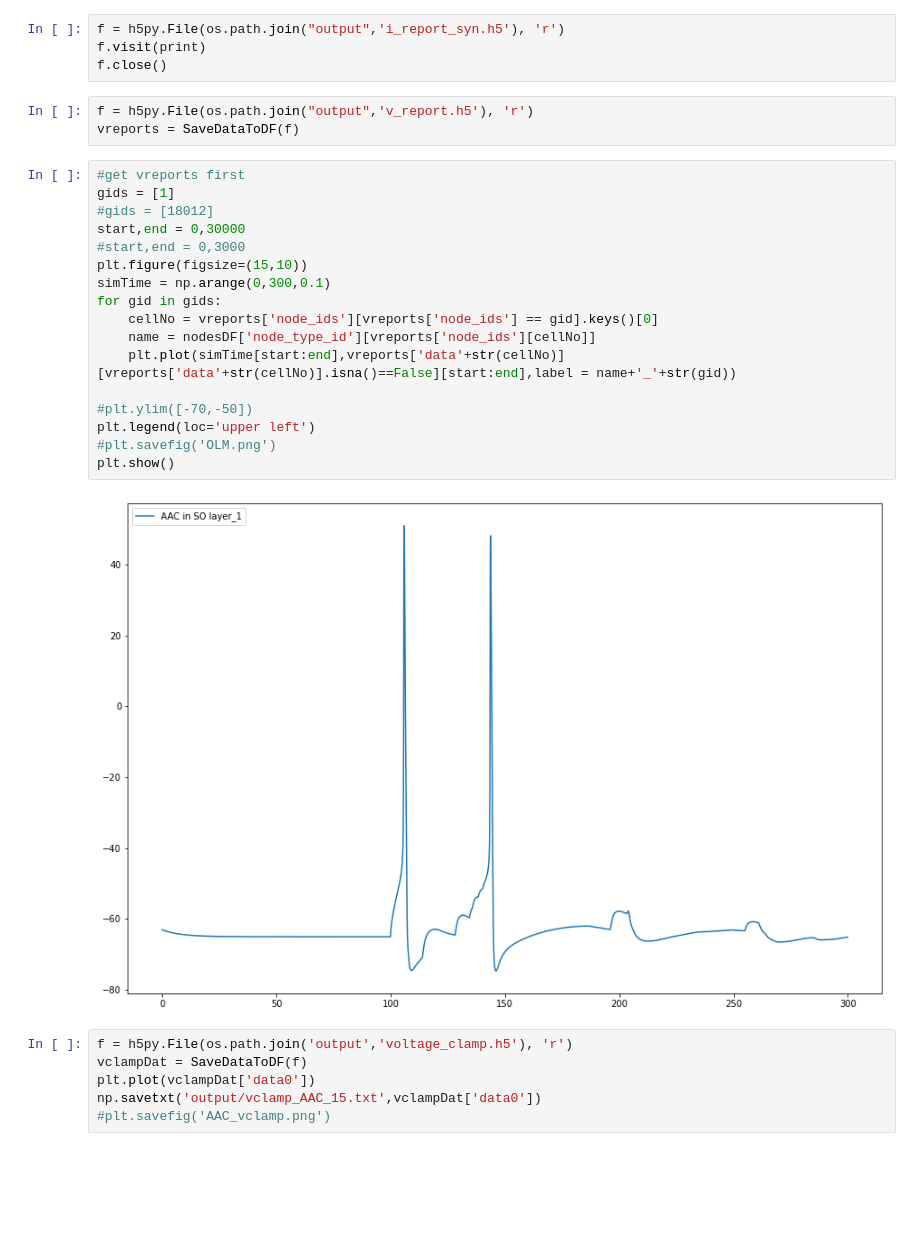
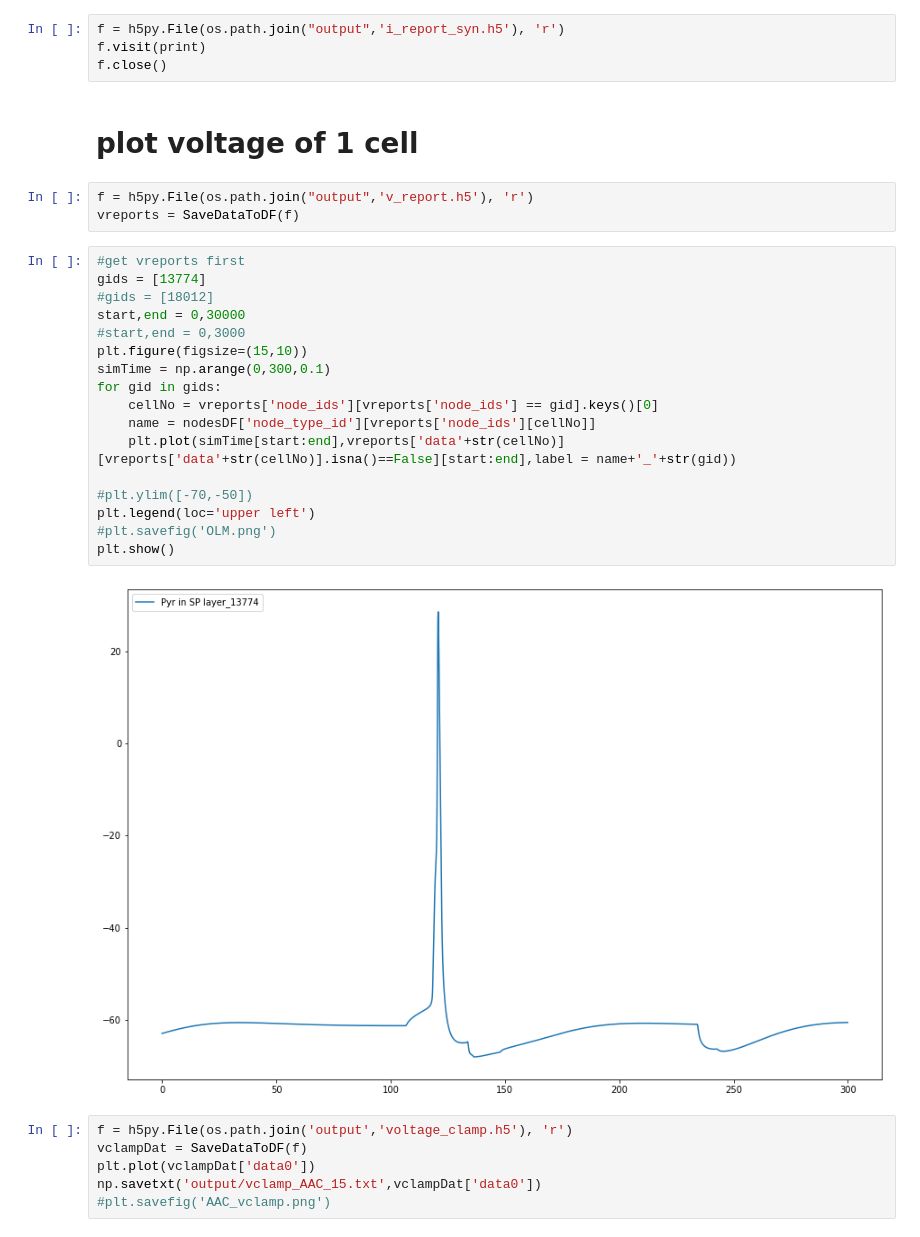
Before and after one commit to ddopp4877/CA1_model, a Jupyter notebook: CA1_exploration.ipynb, the cells around one changed output. Saved outputs shown, nothing was run; the diff lists cells and outputs as text; blank space fills up the shorter version.

```diff
--- a/CA1_exploration.ipynb
+++ b/CA1_exploration.ipynb
@@ -661,28 +662,30 @@ res
 f = h5py.File(os.path.join("output",'i_report_syn.h5'), 'r')
 f.visit(print)
 f.close()
+# %% [markdown]
+# plot voltage of 1 cell
 # %%
 f = h5py.File(os.path.join("output",'v_report.h5'), 'r')
 vreports = SaveDataToDF(f)
 # %%
 #get vreports first
-gids = [1]
+gids = [13774]
 #gids = [18012]
 start,end = 0,30000
 #start,end = 0,3000
 plt.figure(figsize=(15,10))
 simTime = np.arange(0,300,0.1)
 for gid in gids:
     cellNo = vreports['node_ids'][vreports['node_ids'] == gid].keys()[0]
     name = nodesDF['node_type_id'][vreports['node_ids'][cellNo]]
     plt.plot(simTime[start:end],vreports['data'+str(cellNo)][vreports['data'+str(cellNo)].isna()==False][start:end],label = name+'_'+str(gid))
 
 #plt.ylim([-70,-50])
 plt.legend(loc='upper left')
 #plt.savefig('OLM.png')
 plt.show()
 # %% [output]
-[figure, old version]
+[figure, new version]
 # %%
 f = h5py.File(os.path.join('output','voltage_clamp.h5'), 'r')
 vclampDat = SaveDataToDF(f)
```
Also changed, not shown: parts of 29 cells of this notebook, 18 other files.
